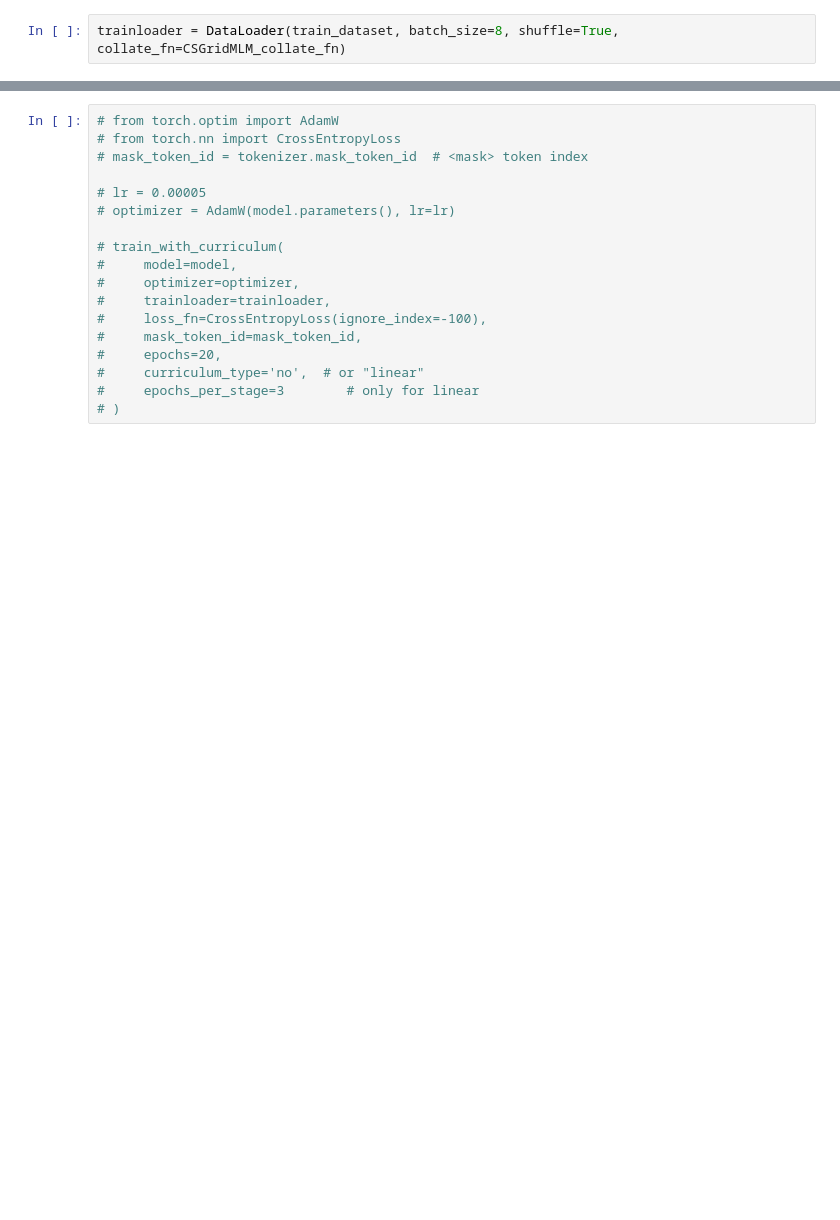
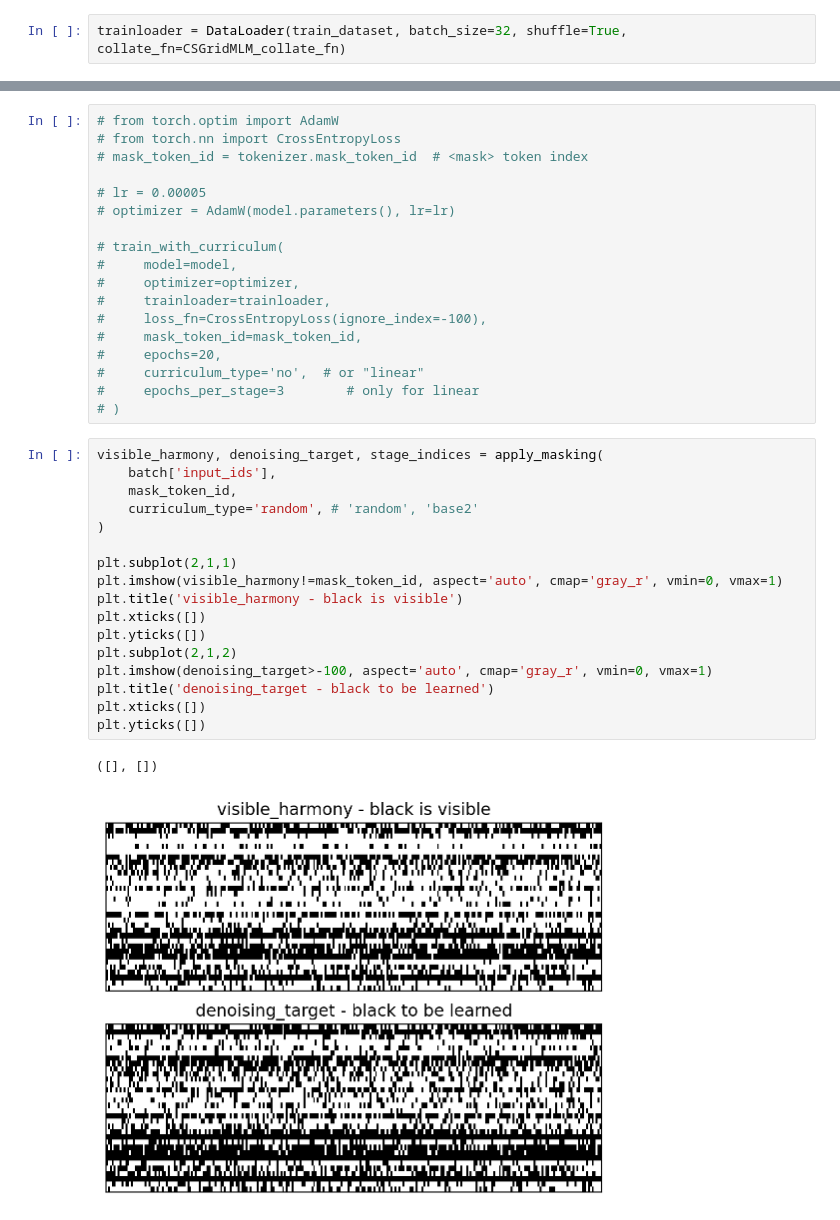
Before and after one commit to maximoskp/MaskedMelHarm, a Jupyter notebook: test_data.ipynb, the cells around one changed output, grey strips where cells are left out. Drawn from its saved outputs; the diff is of its cells as text; blank space fills up the shorter version.

```diff
--- a/test_data.ipynb
+++ b/test_data.ipynb
@@ -63,7 +63,7 @@ print(x['input_ids'])
 # %% [output]
 [6, 6, 6, 6, 6, 6, 6, 6, 11, 11, 11, 11, 11, 11, 11, 11, 151, 151, 151, 151, 151, 151, 11, 11, 11, 11, 11, 11, 11, 11, 11, 11, 6, 6, 6, 6, 6, 6, 6, 6, 11, 11, 11, 11, 11, 11, 11, 11, 10, 10, 10, 10, 1 ...
 # %%
-trainloader = DataLoader(train_dataset, batch_size=8, shuffle=True, collate_fn=CSGridMLM_collate_fn)
+trainloader = DataLoader(train_dataset, batch_size=32, shuffle=True, collate_fn=CSGridMLM_collate_fn)
 # %%
 batch = next(iter(trainloader))
 # %%
@@ -244,3 +242,23 @@ for step_idx in range(10):
 #     curriculum_type='no',  # or "linear"
 #     epochs_per_stage=3        # only for linear
 # )
+# %%
+visible_harmony, denoising_target, stage_indices = apply_masking(
+    batch['input_ids'],
+    mask_token_id,
+    curriculum_type='random', # 'random', 'base2'
+)
+
+plt.subplot(2,1,1)
+plt.imshow(visible_harmony!=mask_token_id, aspect='auto', cmap='gray_r', vmin=0, vmax=1)
+plt.title('visible_harmony - black is visible')
+plt.xticks([])
+plt.yticks([])
+plt.subplot(2,1,2)
+plt.imshow(denoising_target>-100, aspect='auto', cmap='gray_r', vmin=0, vmax=1)
+plt.title('denoising_target - black to be learned')
+plt.xticks([])
+plt.yticks([])
+# %% [output]
+([], [])
+[figure, added]
```
Also changed, not shown: parts of 10 cells of this notebook, 7 other files.
